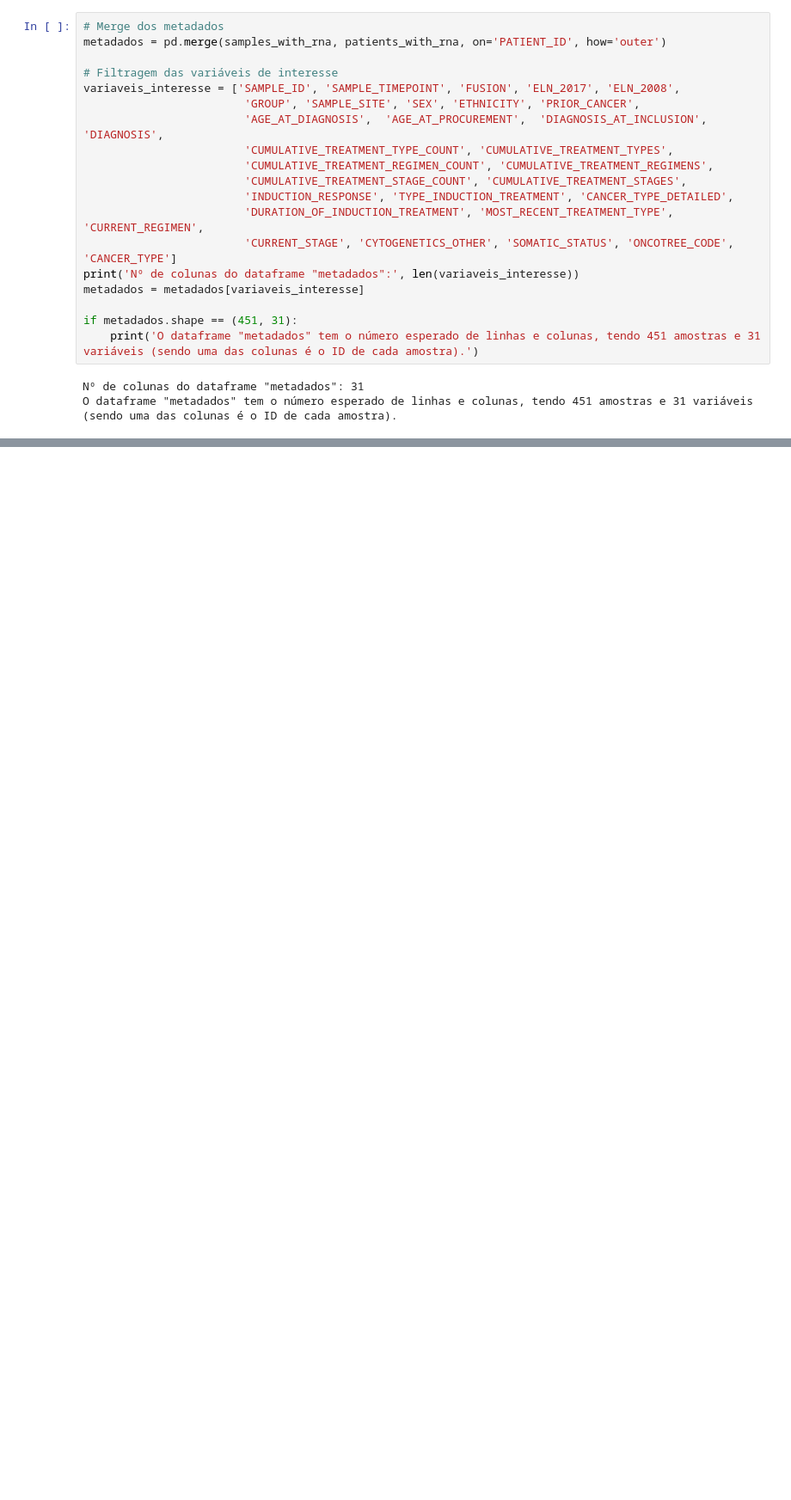
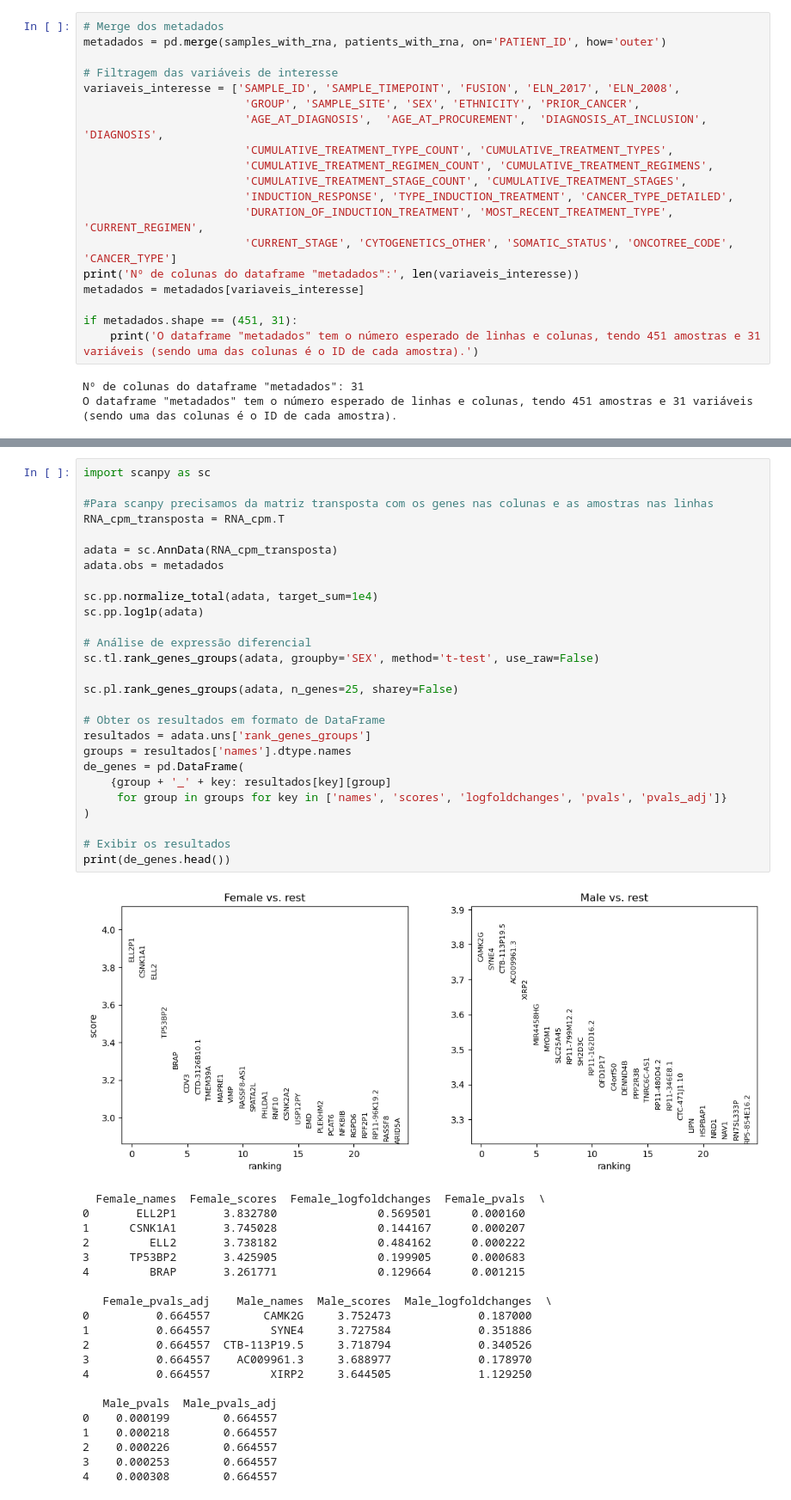
Before and after one commit to CarlosGomes00/Extracao, a Jupyter notebook: Projeto/Trabalho_extração_Python.ipynb, the cells around one changed output, grey strips where cells are left out. Shown at 86% size. Saved outputs shown, nothing was run; the diff lists cells and outputs as text; blank space fills up the shorter version.

```diff
--- a/Projeto/Trabalho_extração_Python.ipynb
+++ b/Projeto/Trabalho_extração_Python.ipynb
@@ -228,0 +682,49 @@ O dataframe "metadados" tem o número esperado de linhas e colunas, tendo 451 am
+# %%
+import scanpy as sc
+
+#Para scanpy precisamos da matriz transposta com os genes nas colunas e as amostras nas linhas
+RNA_cpm_transposta = RNA_cpm.T
+
+adata = sc.AnnData(RNA_cpm_transposta)
+adata.obs = metadados
+
+sc.pp.normalize_total(adata, target_sum=1e4)
+sc.pp.log1p(adata)
+
+# Análise de expressão diferencial
+sc.tl.rank_genes_groups(adata, groupby='SEX', method='t-test', use_raw=False)
+
+sc.pl.rank_genes_groups(adata, n_genes=25, sharey=False)
+
+# Obter os resultados em formato de DataFrame
+resultados = adata.uns['rank_genes_groups']
+groups = resultados['names'].dtype.names
+de_genes = pd.DataFrame(
+    {group + '_' + key: resultados[key][group]
+     for group in groups for key in ['names', 'scores', 'logfoldchanges', 'pvals', 'pvals_adj']}
+)
+
+# Exibir os resultados
+print(de_genes.head())
+# %% [output]
+[figure, added]
+  Female_names  Female_scores  Female_logfoldchanges  Female_pvals  \
+0       ELL2P1       3.832780               0.569501      0.000160
+1      CSNK1A1       3.745028               0.144167      0.000207
+2         ELL2       3.738182               0.484162      0.000222
+3      TP53BP2       3.425905               0.199905      0.000683
+4         BRAP       3.261771               0.129664      0.001215
+
+   Female_pvals_adj    Male_names  Male_scores  Male_logfoldchanges  \
+0          0.664557        CAMK2G     3.752473             0.187000
+1          0.664557         SYNE4     3.727584             0.351886
+2          0.664557  CTB-113P19.5     3.718794             0.340526
+3          0.664557    AC009961.3     3.688977             0.178970
+4          0.664557         XIRP2     3.644505             1.129250
+
+   Male_pvals  Male_pvals_adj
+0    0.000199        0.664557
+1    0.000218        0.664557
+2    0.000226        0.664557
+3    0.000253        0.664557
+4    0.000308        0.664557
```
Also changed, not shown: parts of 128 cells of this notebook, 1 other file.
